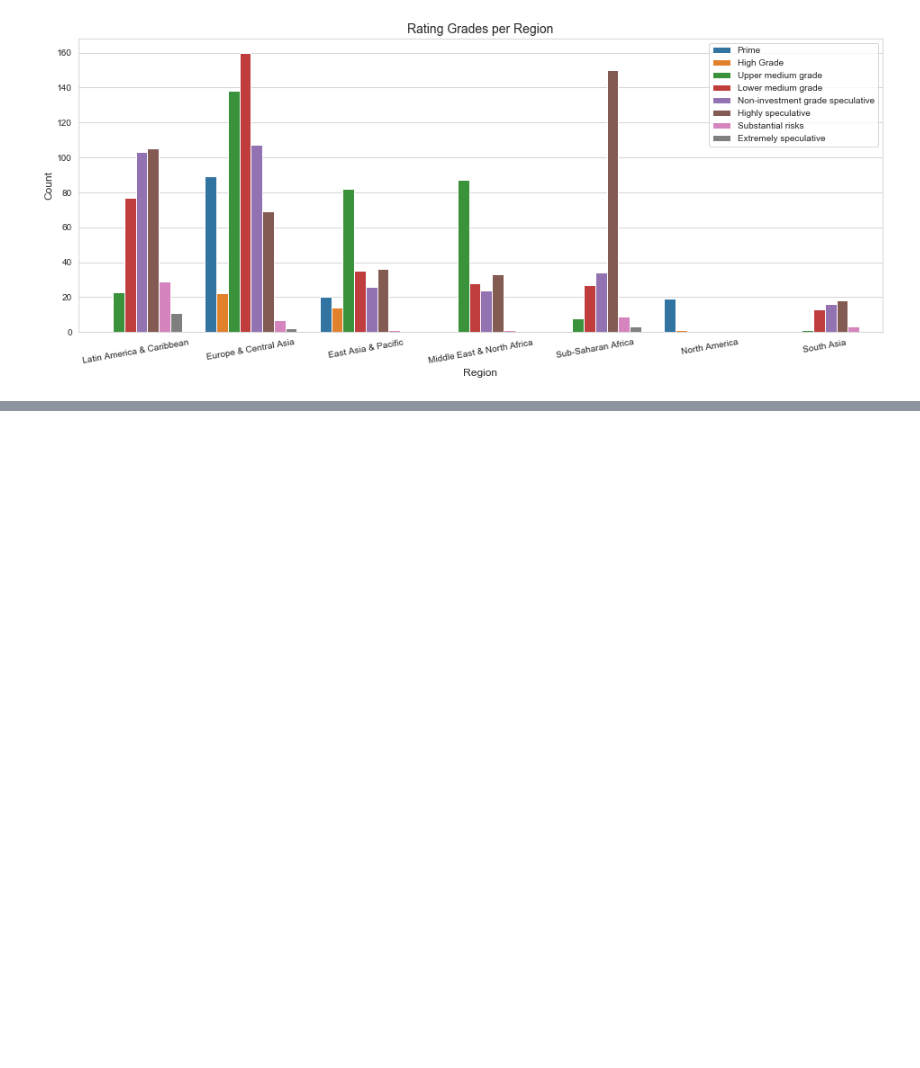
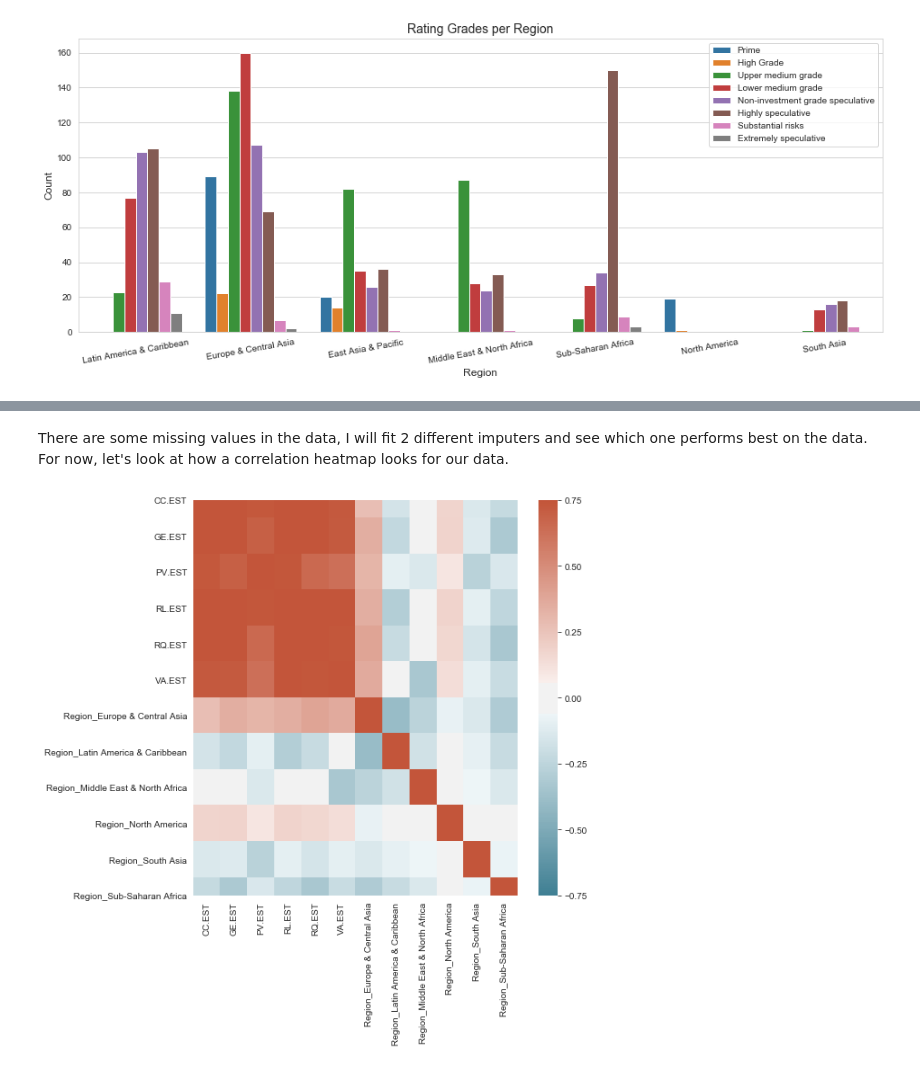
Before and after one commit to feraguilari/WorldBank_Capstone, a Jupyter notebook: notebook.ipynb, the cells around one changed output, grey strips where cells are left out. Drawn from its saved outputs; the diff is of its cells as text; code cells hidden in the pictures; blank space fills up the shorter version.

```diff
--- a/notebook.ipynb
+++ b/notebook.ipynb
@@ -839,4 +885,0 @@ plot_histkde(transformed_df, cont_cols)
-# %%
-correlation = full_df.corr()
-plt.figure(figsize=(15,15))
-heatmap = sns.heatmap(correlation, annot=True, linewidths=0, vmin=-0.75, vmax=0.75, cmap="RdBu_r")
@@ -864,0 +894,16 @@ pivot_gov.isna().sum()
+# %%
+#Instantiate the dataframe that will be used for the model.
+#Get a adatframe containing features and target variables.
+model_df = grades_df.drop(['date','Income Group','Country Name','agency'], axis=1)
+#Dataframe with only features
+features=model_df.drop('rating', axis=1)
+#One-hot-coding the regions
+features = pd.get_dummies(features,drop_first=True)
+#Isntantiate a dataframe just containing the target variable
+target=model_df.rating
+#Label encoding the rating grades
+le = preprocessing.LabelEncoder()
+le.fit(target)
+target = le.transform(target)
+#Return the target variable to a pandas dataframe to keep indexing consistent
+target=pd.DataFrame(data=target,columns=['target'])
@@ -864,0 +949,7 @@ pivot_gov.isna().sum()
+# %% [markdown]
+There are some missing values in the data, I will fit 2 different imputers and see which one performs best on the data. For now, let's look at how a correlation heatmap looks for our data.
+# %%
+#Plot correlation heatmap
+heatmap(features)
+# %% [output]
+[figure, added]
```
Also changed, not shown: parts of 45 cells of this notebook, 2 other files.
